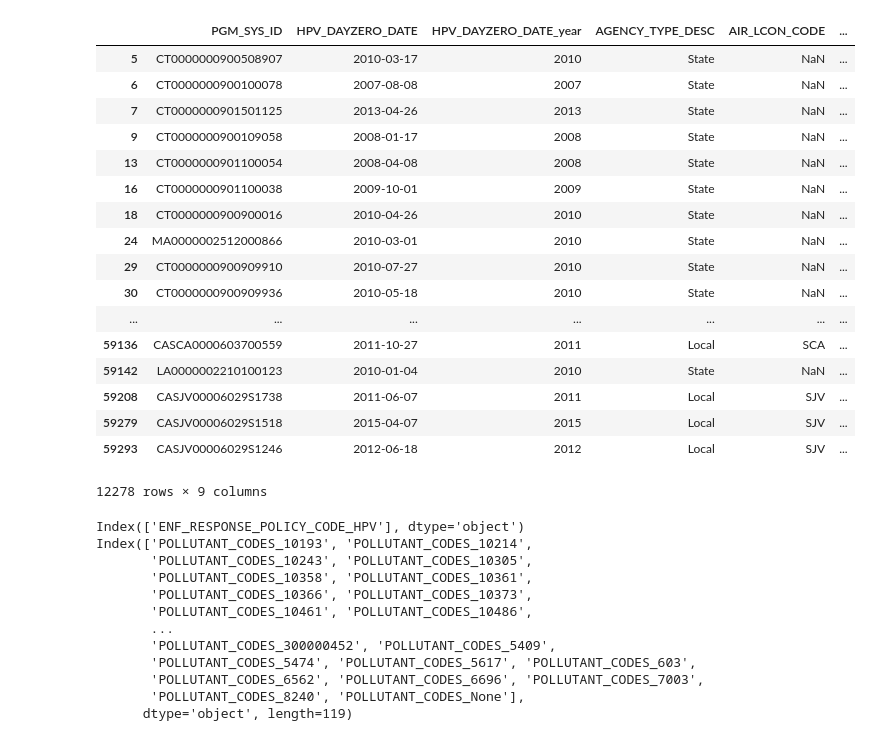
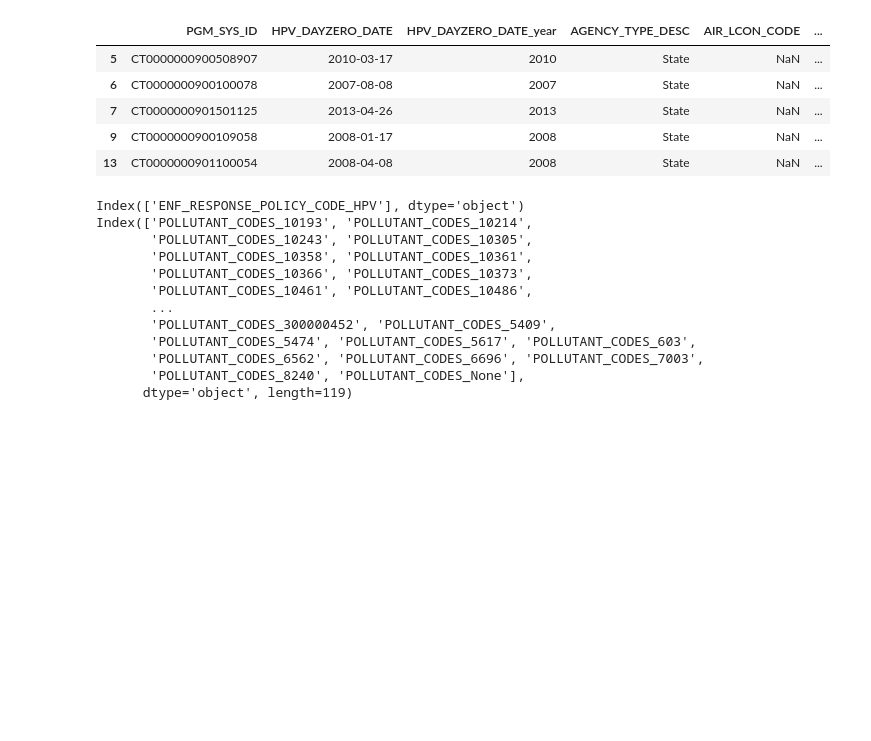
Before and after one commit to Aycrazy/ML_Project, a Jupyter notebook: ICIS-Aggregation_Function.ipynb, the cells around one changed output. Cells and saved outputs as stored; diff of their text form; code cells hidden in the pictures; blank space fills up the shorter version.

```diff
--- a/ICIS-Aggregation_Function.ipynb
+++ b/ICIS-Aggregation_Function.ipynb
@@ -192,6 +123,30 @@ def general_read_file(df_dict, start_date, end_date):
+# %%
+def general_read_file(df_dict, table_name, start_date, end_date):
+    df = pd.DataFrame()
+    ref = df_dict[table_name]
+
+    data_file = ref['data_file']
+    date_col = ref['date_col']
+    date_format = ref['date_format']
+    features = ref['interest_var']
+
+    df = read_file(data_file)
+
+    if table_name == 'violation':
+        df = df[df['ENF_RESPONSE_POLICY_CODE'] != 'FRV']
+
+    df = filter_date(df, date_format, date_col, start=start_date, end=end_date)
+    df = filter_col(df, fac_id, features, date_col)
+
+    return df
 # %%
 ## READ INITIAL FILTERED FILE ##
-violation, inspection, titlev, stacktest, formalact, informalact = general_read_file(df_dict, START_DATE, END_DATE)
+violation = general_read_file(df_dict, VIOLATION, START_DATE, END_DATE)
+inspection = general_read_file(df_dict, INSPECTION, START_DATE, END_DATE)
+titlev = general_read_file(df_dict, TITLEV, START_DATE, END_DATE)
+stacktest = general_read_file(df_dict, STACKTEST, START_DATE, END_DATE)
+formalact = general_read_file(df_dict, FORMALACT, START_DATE, END_DATE)
+informalact = general_read_file(df_dict, INFORMALACT, START_DATE, END_DATE)
 # %%
 ## FROM PREPROCESSING, MODIFIED ##
 def add_dummy(df, variable_list, sep_char = None, drop_one=False, drop_original=False):
@@ -231,22 +211,10 @@ dtype: int64
 # %%
 viol = violation
-viol
+viol.head()
 # %% [output]
 |  | PGM_SYS_ID | HPV_DAYZERO_DATE | HPV_DAYZERO_DATE_year | AGENCY_TYPE_DESC | AIR_LCON_CODE | ... |
 | 5 | CT0000000900508907 | 2010-03-17 | 2010 | State | NaN | ... |
 | 6 | CT0000000900100078 | 2007-08-08 | 2007 | State | NaN | ... |
 | 7 | CT0000000901501125 | 2013-04-26 | 2013 | State | NaN | ... |
 | 9 | CT0000000900109058 | 2008-01-17 | 2008 | State | NaN | ... |
 | 13 | CT0000000901100054 | 2008-04-08 | 2008 | State | NaN | ... |
-| 16 | CT0000000901100038 | 2009-10-01 | 2009 | State | NaN | ... |
-| 18 | CT0000000900900016 | 2010-04-26 | 2010 | State | NaN | ... |
-| 24 | MA0000002512000866 | 2010-03-01 | 2010 | State | NaN | ... |
-| 29 | CT0000000900909910 | 2010-07-27 | 2010 | State | NaN | ... |
-| 30 | CT0000000900909936 | 2010-05-18 | 2010 | State | NaN | ... |
-| ... | ... | ... | ... | ... | ... | ... |
-| 59136 | CASCA0000603700559 | 2011-10-27 | 2011 | Local | SCA | ... |
-| 59142 | LA0000002210100123 | 2010-01-04 | 2010 | State | NaN | ... |
-| 59208 | CASJV00006029S1738 | 2011-06-07 | 2011 | Local | SJV | ... |
-| 59279 | CASJV00006029S1518 | 2015-04-07 | 2015 | Local | SJV | ... |
-| 59293 | CASJV00006029S1246 | 2012-06-18 | 2012 | Local | SJV | ... |
-12278 rows × 9 columns
```
Also changed, not shown: parts of 34 cells of this notebook.
